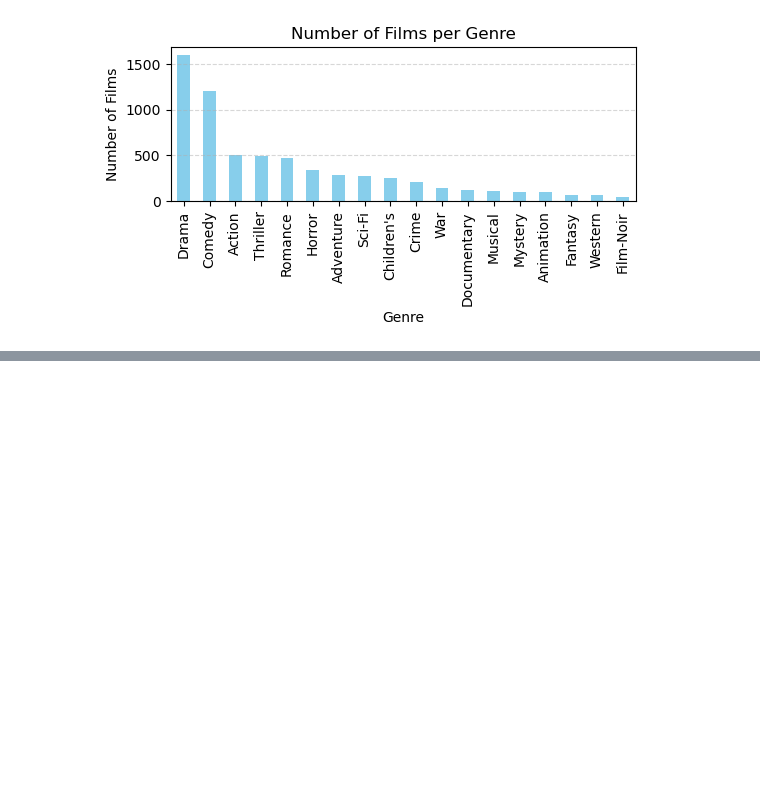
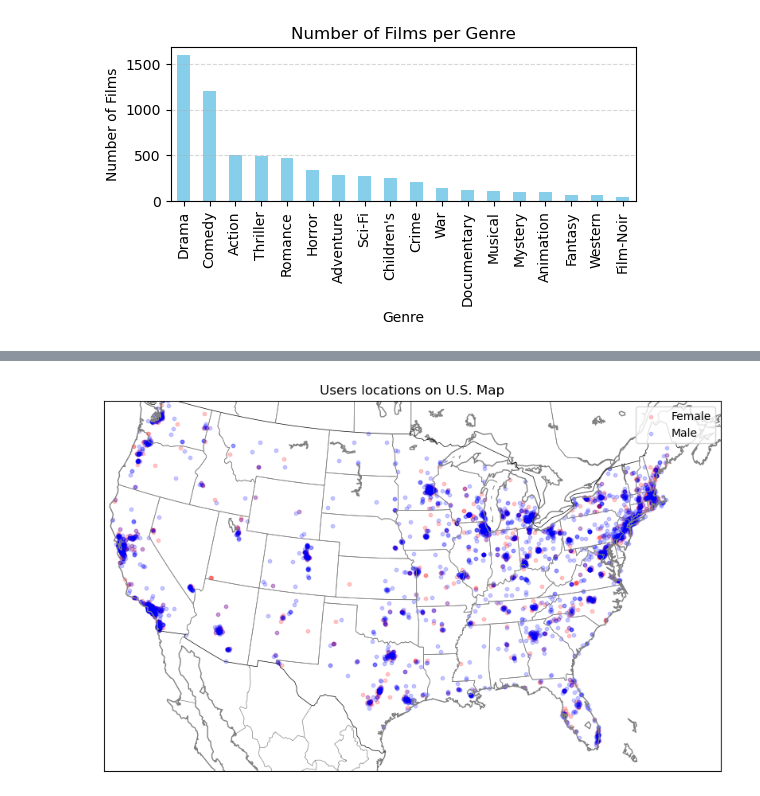
Before and after one commit to starovit/ucu-recsys-movielens, a Jupyter notebook: experiments/1_eda/eda.ipynb, the cells around one changed output, grey strips where cells are left out. Drawn from its saved outputs; the diff is of its cells as text; code cells hidden in the pictures; blank space fills up the shorter version.

```diff
--- a/experiments/1_eda/eda.ipynb
+++ b/experiments/1_eda/eda.ipynb
@@ -157,0 +211,12 @@ Name: Genres, Length: 3883, dtype: object
+# %%
+from pyzipcode import ZipCodeDatabase
+zcdb = ZipCodeDatabase()
+
+def get_location_info(zip_code):
+    try:
+        result = zcdb[zip_code]
+        return result.state, result.latitude, result.longitude
+    except:
+        return None, None, None
+
+df_users[['State', 'Latitude', 'Longitude']] = df_users['Zip-Code'].apply(lambda x: pd.Series(get_location_info(x)))
@@ -157,0 +230,32 @@ Name: Genres, Length: 3883, dtype: object
+# %%
+from mpl_toolkits.basemap import Basemap
+
+plt.figure(figsize=(10, 8))
+# Set up Basemap
+m = Basemap(projection='lcc', resolution='l',
+            lat_0=38, lon_0=-95,  # Central coordinates
+            width=5E6, height=3E6)  # Adjusted dimensions for better coverage
+
+m.drawcoastlines(color='gray')
+m.drawcountries(color='black')
+m.drawstates(color='gray')
+
+# Create subsets for male and female
+df_female = df_users[df_users['Gender'] == 'F']
+df_male = df_users[df_users['Gender'] == 'M']
+
+# Plot data points
+for df, color, sex in zip([df_female, df_male],
+                          ['red', 'blue'], ['Female', 'Male']):
+    x, y = m(df['Longitude'].values, df['Latitude'].values)
+    m.scatter(x, y, color=color, marker='o',
+            s=10, alpha=0.2, label=sex)
+
+# Add legend and title
+plt.legend(loc='best')
+plt.title('Users locations on U.S. Map')
+
+# Show the plot
+plt.show()
+# %% [output]
+[figure, added]
```
Also changed, not shown: parts of 27 cells of this notebook, 3 other files.
